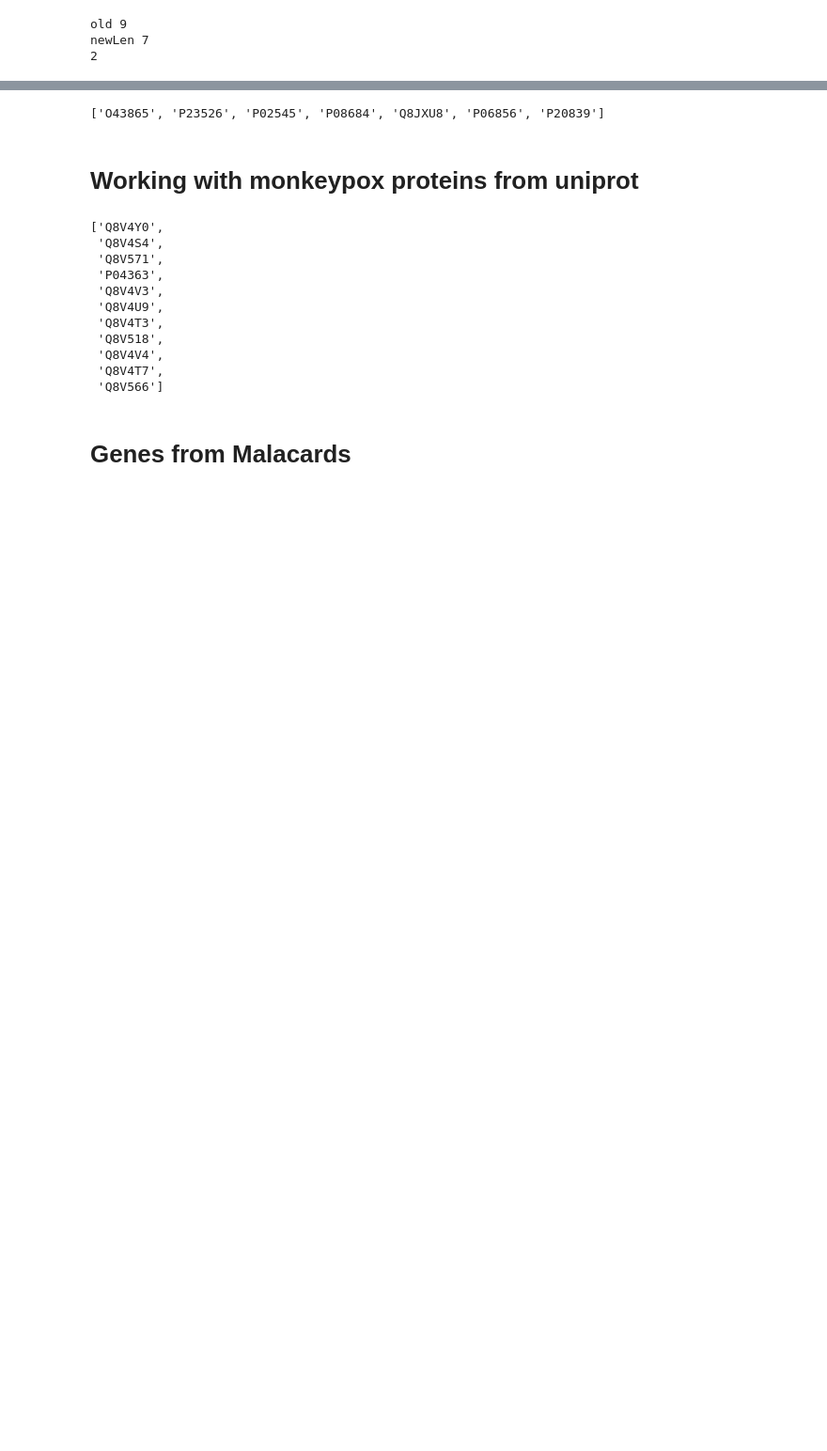
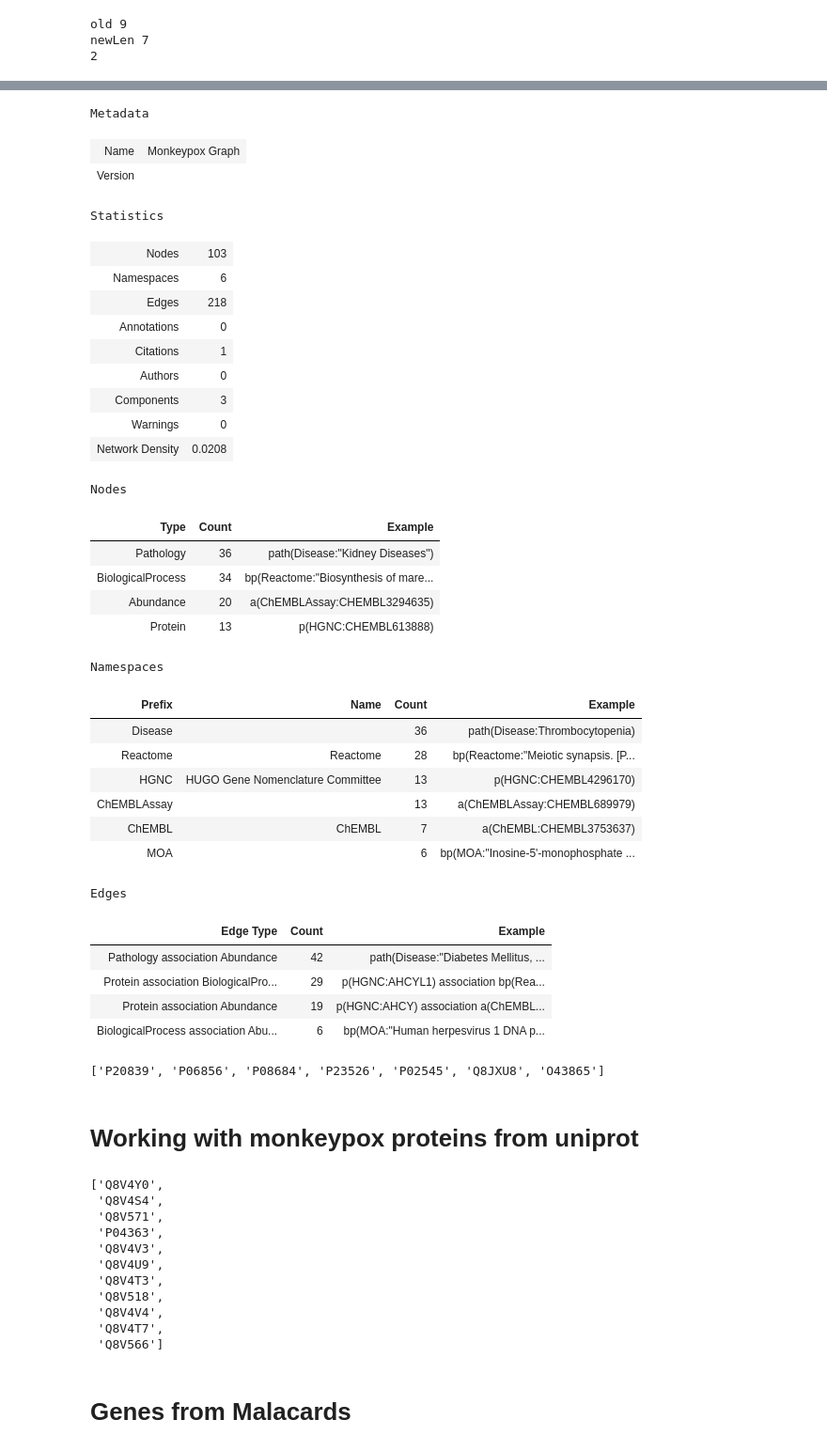
Before and after one commit to Fraunhofer-ITMP/BY-COVID-KG, a Jupyter notebook: Monkeypox_Final.ipynb, the cells around one changed output, grey strips where cells are left out. Shown at 94% size. Cells and saved outputs as stored; diff of their text form; code cells hidden in the pictures; blank space fills up the shorter version.

```diff
--- a/Monkeypox_Final.ipynb
+++ b/Monkeypox_Final.ipynb
@@ -253,15 +220,38 @@ infile = open('data/normalized_data/monkeypox_pickle2','rb')
 mpox_graph = pickle.load(infile)
 infile.close()
 # %%
-to_jupyter(mpox_graph)
+mpox_graph.summarize
+# %% [output]
+Metadata
+| Name | Monkeypox Graph |
+| Version |  |
+Statistics
+| Nodes | 103 |
+| Namespaces | 6 |
+| Edges | 218 |
+| Annotations | 0 |
+| Citations | 1 |
+| Authors | 0 |
+| Components | 3 |
+| Warnings | 0 |
+| Network Density | 0.0208 |
+Nodes
+| Type | Count | Example |
+| Pathology | 36 | path(Disease:"Kidney Diseases") |
+| BiologicalProcess | 34 | bp(Reactome:"Biosynthesis of mare... |
+| Abundance | 20 | a(ChEMBLAssay:CHEMBL3294635) |
+| Protein | 13 | p(HGNC:CHEMBL613888) |
+Namespaces
+| Prefix | Name | Count | Example |
+| Disease |  | 36 | path(Disease:Thrombocytopenia) |
+| Reactome | Reactome | 28 | bp(Reactome:"Meiotic synapsis. [P... |
+| HGNC | HUGO Gene Nomenclature Committee | 13 | p(HGNC:CHEMBL4296170) |
+| ChEMBLAssay |  | 13 | a(ChEMBLAssay:CHEMBL689979) |
+| ChEMBL | ChEMBL | 7 | a(ChEMBL:CHEMBL3753637) |
+| MOA |  | 6 | bp(MOA:"Inosine-5'-monophosphate ... |
+Edges
+| Edge Type | Count | Example |
+| Pathology association Abundance | 42 | path(Disease:"Diabetes Mellitus, ... |
+| Protein association BiologicalPro... | 29 | p(HGNC:AHCYL1) association bp(Rea... |
+| Protein association Abundance | 19 | p(HGNC:AHCY) association a(ChEMBL... |
+| BiologicalProcess association Abu... | 6 | bp(MOA:"Human herpesvirus 1 DNA p... |
-# %%
-#Export Uprot ids from the current graph
-chemblProt = []
-for item in chembl2uprot:
-    for j in range(len(chembl2uprot[item])):
-        if('accession' in chembl2uprot[item][j]):
-            chemblProt.append(chembl2uprot[item][j]['accession'])
-
-chemblProt
-# %% [output]
-['O43865', 'P23526', 'P02545', 'P08684', 'Q8JXU8', 'P06856', 'P20839']
@@ -270,3 +258,9 @@ chemblProt = ['O43865', 'P20839', 'Q8JXU8', 'P02545', 'P23526', 'P06856','P08684
+# %%
+#Fetch all proteins from the graph
+chemblProt = Ret_uprotid(chembl2uprot)
+chemblProt
+# %% [output]
+['P20839', 'P06856', 'P08684', 'P23526', 'P02545', 'Q8JXU8', 'O43865']
 # %% [markdown]
 # Working with monkeypox proteins from uniprot
 # %%
```
Also changed, not shown: parts of 86 cells of this notebook, 4 other files.
